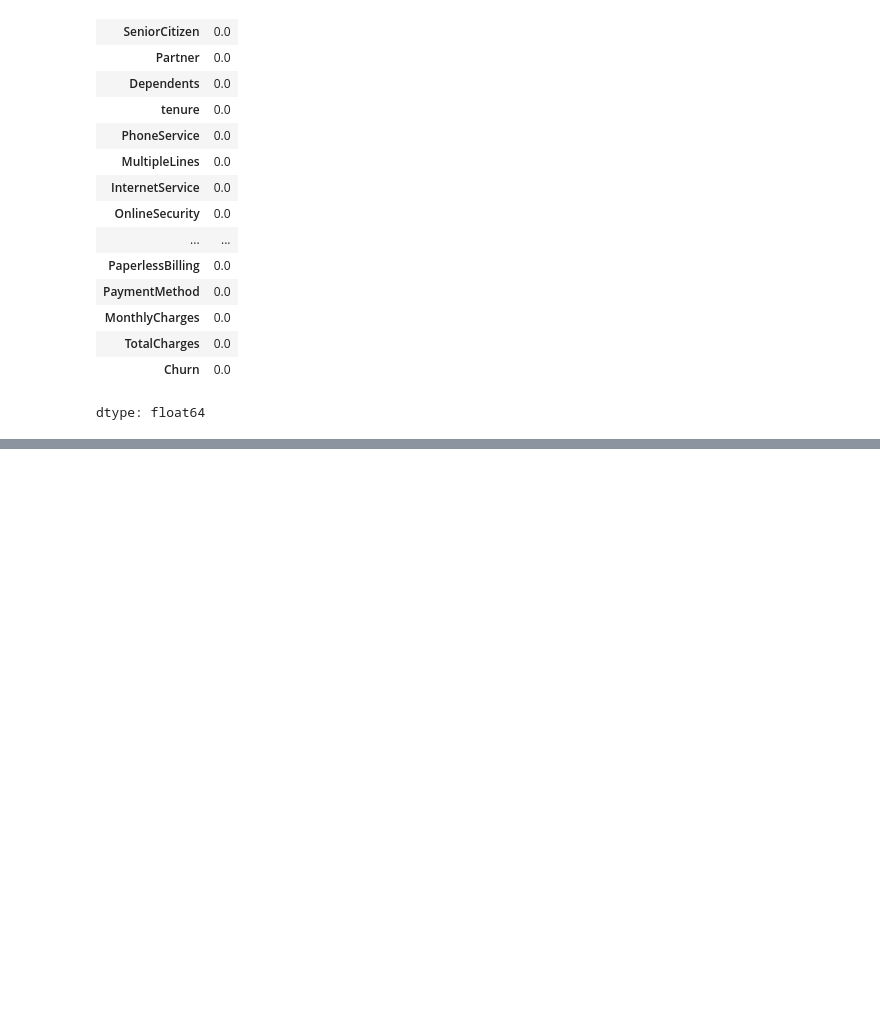
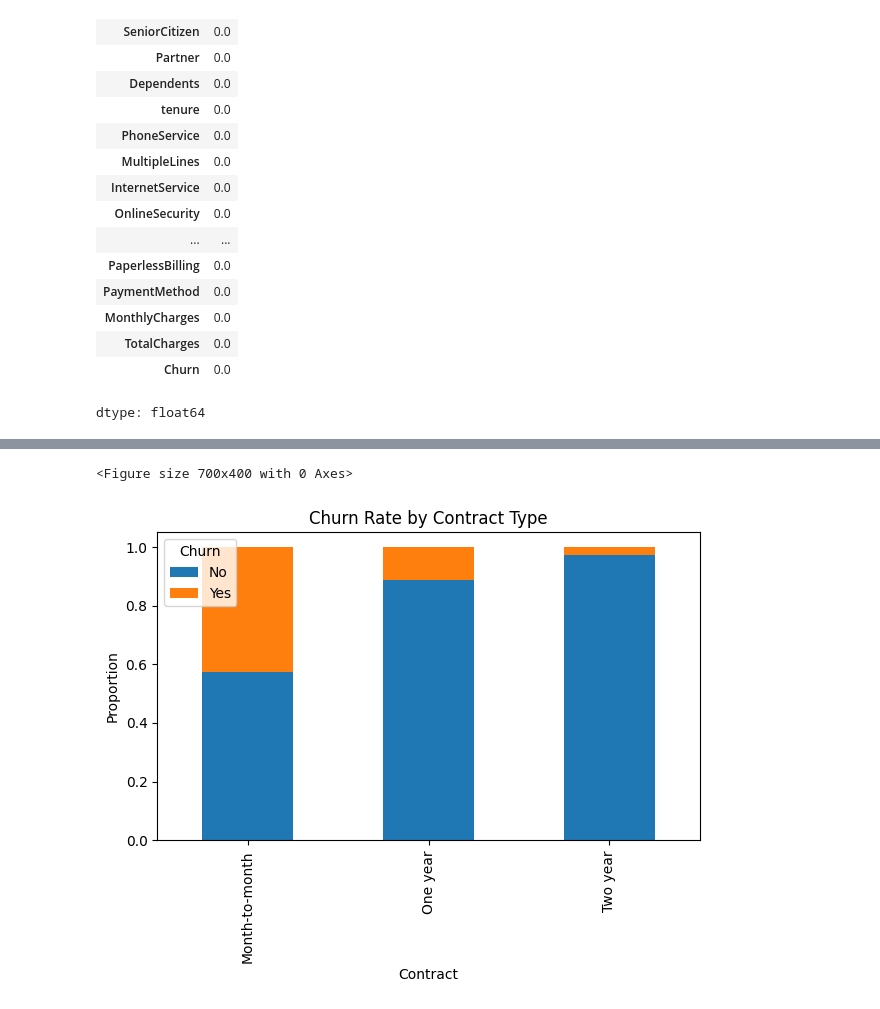
Before and after one commit to YasiruMethmal123/Telco-Customer-Churn, a Jupyter notebook: Churn_Prediction.ipynb, the cells around one changed output, grey strips where cells are left out. Cells and saved outputs as stored; diff of their text form; code cells hidden in the pictures; blank space fills up the shorter version.

```diff
--- a/Churn_Prediction.ipynb
+++ b/Churn_Prediction.ipynb
@@ -149,0 +178,12 @@ dtype: int64
+# %%
+plt.figure(figsize=(7,4))
+(df.groupby("Contract")['Churn']
+   .value_counts(normalize=True)
+   .unstack()
+   .plot(kind='bar', stacked=True, figsize=(7,4)))
+plt.title("Churn Rate by Contract Type")
+plt.ylabel("Proportion")
+plt.show()
+# %% [output]
+<Figure size 700x400 with 0 Axes>
+[figure, added]
```
Also changed, not shown: parts of 27 cells of this notebook.
